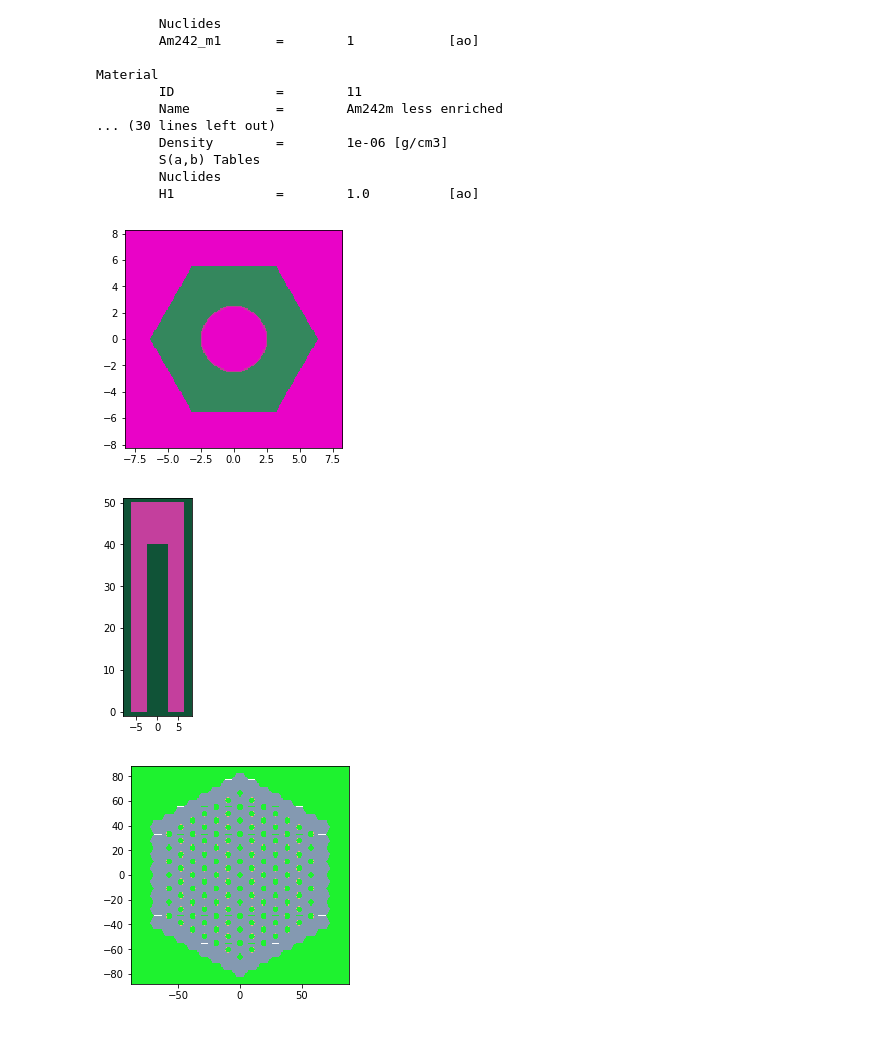
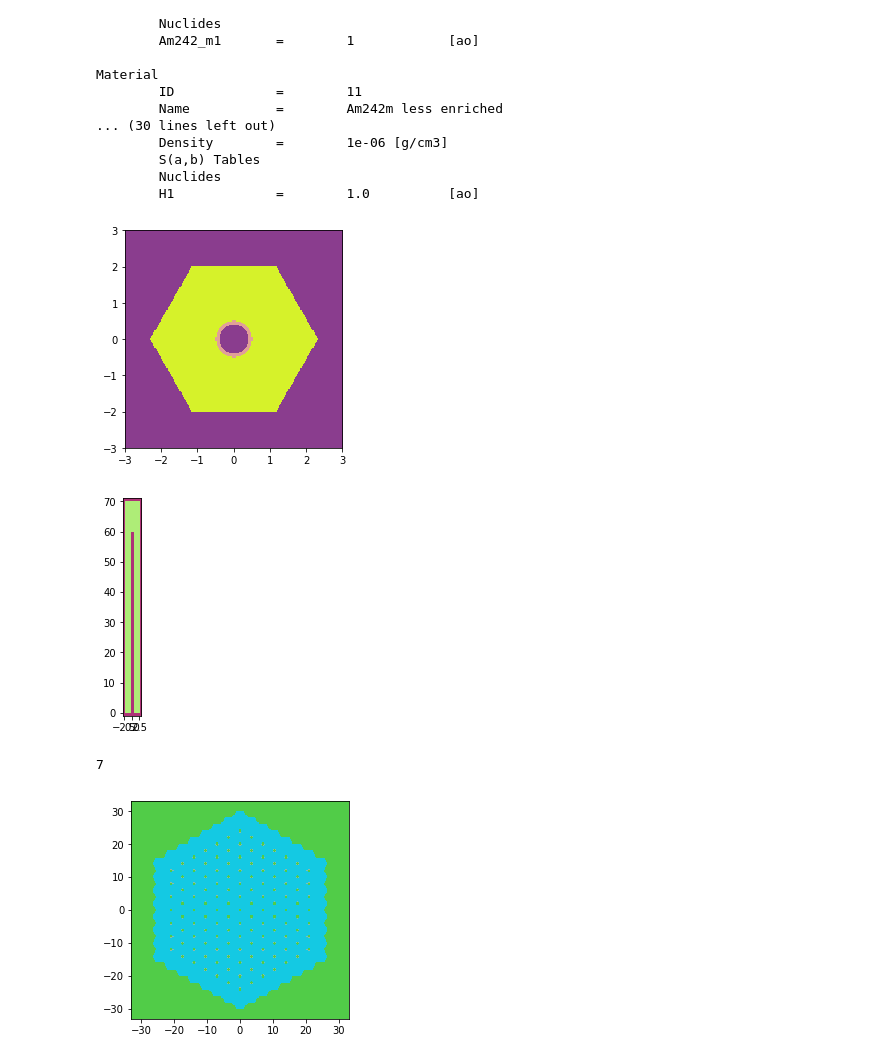
Before and after one commit to JamesEgelhoff/PUFFR, a Jupyter notebook: finite repeating cylinder geometry.ipynb, the cells around one changed output. Drawn from its saved outputs; the diff is of its cells as text; code cells hidden in the pictures.

```diff
--- a/finite repeating cylinder geometry.ipynb
+++ b/finite repeating cylinder geometry.ipynb
@@ -11,10 +11,10 @@ fuel.add_nuclide('Am242_m1',1)
 fuel.set_density('g/cm3',13.6)
 print(fuel)
 
-#fuel with realistic enrichment (low density to simulate dispersed particles in aerogel)
+#fuel (low density to simulate dispersed particles in aerogel)
 fuel2 = openmc.Material(11, "Am242m less enriched")
-fuel2.add_nuclide('Am242_m1', .3)
-fuel2.add_nuclide('Am241', .7)
+fuel2.add_nuclide('Am242_m1', .95)
+fuel2.add_nuclide('Am241', .05)
 fuel2.set_density('g/cm3', .136)
 print(fuel2)
 
@@ -59,21 +59,23 @@ Material
         H1             =        1.0          [ao]
 # %%
 # Outer radius of fuel
-fuel_outer = 2.5 #cm fuel outer radius
+fuel_outer = .5 #cm fuel outer radius
 fuel_thickness = .1
-fuel_inner = fuel_outer - fuel_thickness #inner radius for 2micron fuel layer
+fuel_inner = fuel_outer - fuel_thickness #inner radius for fuel layer
 
 # parameters for depth of various things
-fuel_depth = 30 #depth of fuel/moderator disk
-ref_depth =  #depth of top reflecting/moderating layer
+fuel_depth = 60 #depth of fuel/moderator disk
+ref_depth = 10 #depth of top reflecting/moderating layer
 
 #edge length of hexagonal fuel cell
-mod_thickness = 3
+mod_thickness = 1.5
 hex_dis = fuel_outer + mod_thickness
 edge = hex_dis * 2 / np.sqrt(3)
 
 #outer radius of fuel disk
-disk_outer = 80 # radius in cm
+disk_outer = 30 # radius in cm
+
+mod_layers = 1
 # %%
 #define a cell surface for a single fuel cylinder
 f_inner_surf = openmc.ZCylinder(R=fuel_inner, boundary_type="transmission")
@@ -115,11 +117,11 @@ v.region = vac_region
 f_univ = openmc.Universe(cells=[f, m, v])
 f_univ.plot(width=(3*hex_dis, 3*hex_dis), origin = (0,0,fuel_depth/2), basis='xy')
 # %% [output]
-[figure, old version]
+[figure, new version]
 # %%
 f_univ.plot(width=(3*hex_dis, fuel_depth+ref_depth+2), origin = (0, 0, (fuel_depth+ref_depth)/2), basis='xz')
 # %% [output]
-[figure, old version]
+[figure, new version]
 # %%
 edge_plug = openmc.Universe(cells=[medge])
 # %%
@@ -144,6 +146,7 @@ while 2*rings*2*hex_dis < 2*disk_outer:
     rings=rings+1
 
 u = []
+print(rings-mod_layers)
 for i in range(rings,0,-1):
     if i == 1:
         num = 1
@@ -151,26 +154,28 @@ for i in range(rings,0,-1):
         num = (i-1)*6
     fill = []
     for j in range(0,num):
-        if i == rings:
+        if i > rings-mod_layers:
             fill.append(edge_plug)
         else:
             fill.append(f_univ)
     u.append(fill)
 
 hexag.universes = u
+# %% [output]
+7
 # %%
 hex_cell = openmc.Cell(name='fuel disk')
 hex_cell.fill = hexag
 
 # Create final universe
 uni = openmc.Universe(name='uni')
 uni.add_cell(hex_cell)
 uni.region = -outer_bound & +f_lower_surf & -m_upper_surf
 
 
-uni.plot(width=(2.2*disk_outer, 2.2*disk_outer), origin = (0,0,(fuel_depth+ref_depth)/2), basis='xy', color_by='material')
+uni.plot(width=(2.2*disk_outer, 2.2*disk_outer), origin = (0,0,(fuel_depth+ref_depth)/5), basis='xy', color_by='material')
 # %% [output]
-[figure, old version]
+[figure, new version]
 # %%
 #zoom in
 uni.plot(width=(5*hex_dis, 5*hex_dis), basis='xy', color_by='material')
```
Also changed, not shown: parts of 7 cells of this notebook, 2 other files.
